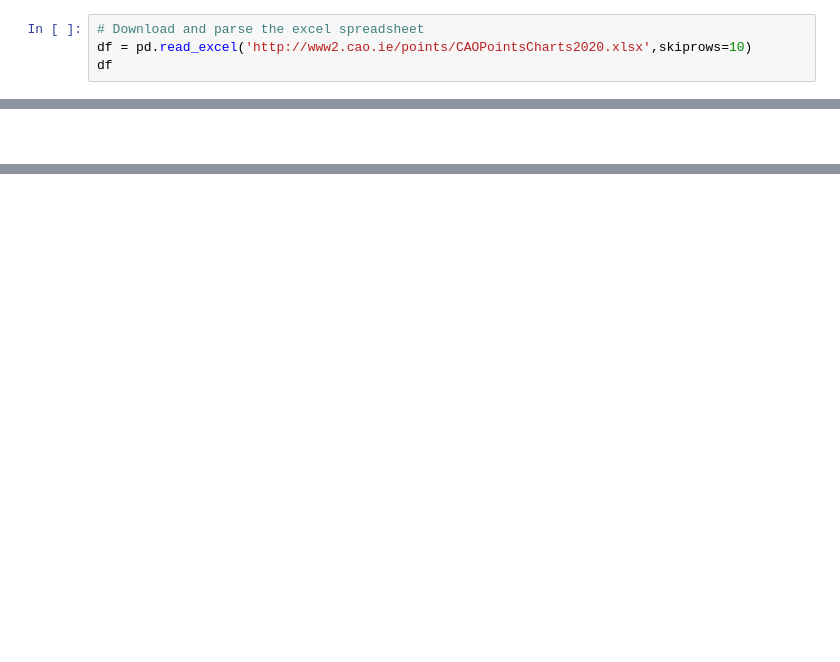
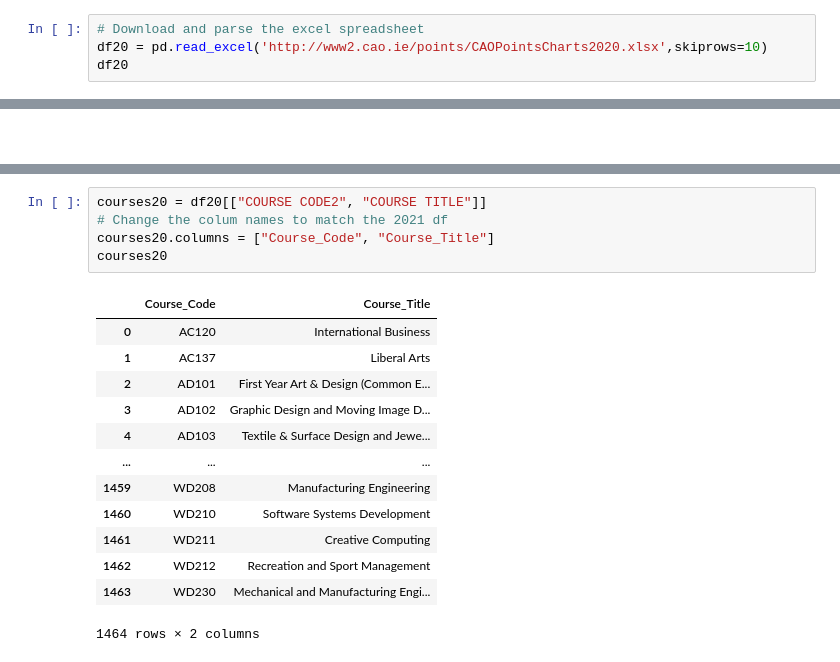
Before and after one commit to G00398258/fundsofda-assessment, a Jupyter notebook: cao.ipynb, the cells around one changed output, grey strips where cells are left out. Cells and saved outputs as stored; diff of their text form; blank space fills up the shorter version.

```diff
--- a/cao.ipynb
+++ b/cao.ipynb
@@ -91,7 +116,7 @@ urlrq.urlretrieve('http://www2.cao.ie/points/CAOPointsCharts2020.xlsx',path)
 # %%
 # Download and parse the excel spreadsheet
-df = pd.read_excel('http://www2.cao.ie/points/CAOPointsCharts2020.xlsx',skiprows=10)
-df
+df20 = pd.read_excel('http://www2.cao.ie/points/CAOPointsCharts2020.xlsx',skiprows=10)
+df20
 # %% [output]
 |  | CATEGORY (i.e.ISCED description) | COURSE TITLE | COURSE CODE2 | R1 POINTS | R1 Random * | R2 POINTS | R2 Random* | ... |
 | 0 | Business and administration | International Business | AC120 | 209 | NaN | NaN | NaN | ... |
@@ -153,0 +202,19 @@ dfnew
+# %%
+courses20 = df20[["COURSE CODE2", "COURSE TITLE"]]
+# Change the colum names to match the 2021 df
+courses20.columns = ["Course_Code", "Course_Title"]
+courses20
+# %% [output]
+|  | Course_Code | Course_Title |
+| 0 | AC120 | International Business |
+| 1 | AC137 | Liberal Arts |
+| 2 | AD101 | First Year Art & Design (Common E... |
+| 3 | AD102 | Graphic Design and Moving Image D... |
+| 4 | AD103 | Textile & Surface Design and Jewe... |
+| ... | ... | ... |
+| 1459 | WD208 | Manufacturing Engineering |
+| 1460 | WD210 | Software Systems Development |
+| 1461 | WD211 | Creative Computing |
+| 1462 | WD212 | Recreation and Sport Management |
+| 1463 | WD230 | Mechanical and Manufacturing Engi... |
+1464 rows × 2 columns
```
Also changed, not shown: parts of 26 cells of this notebook.
